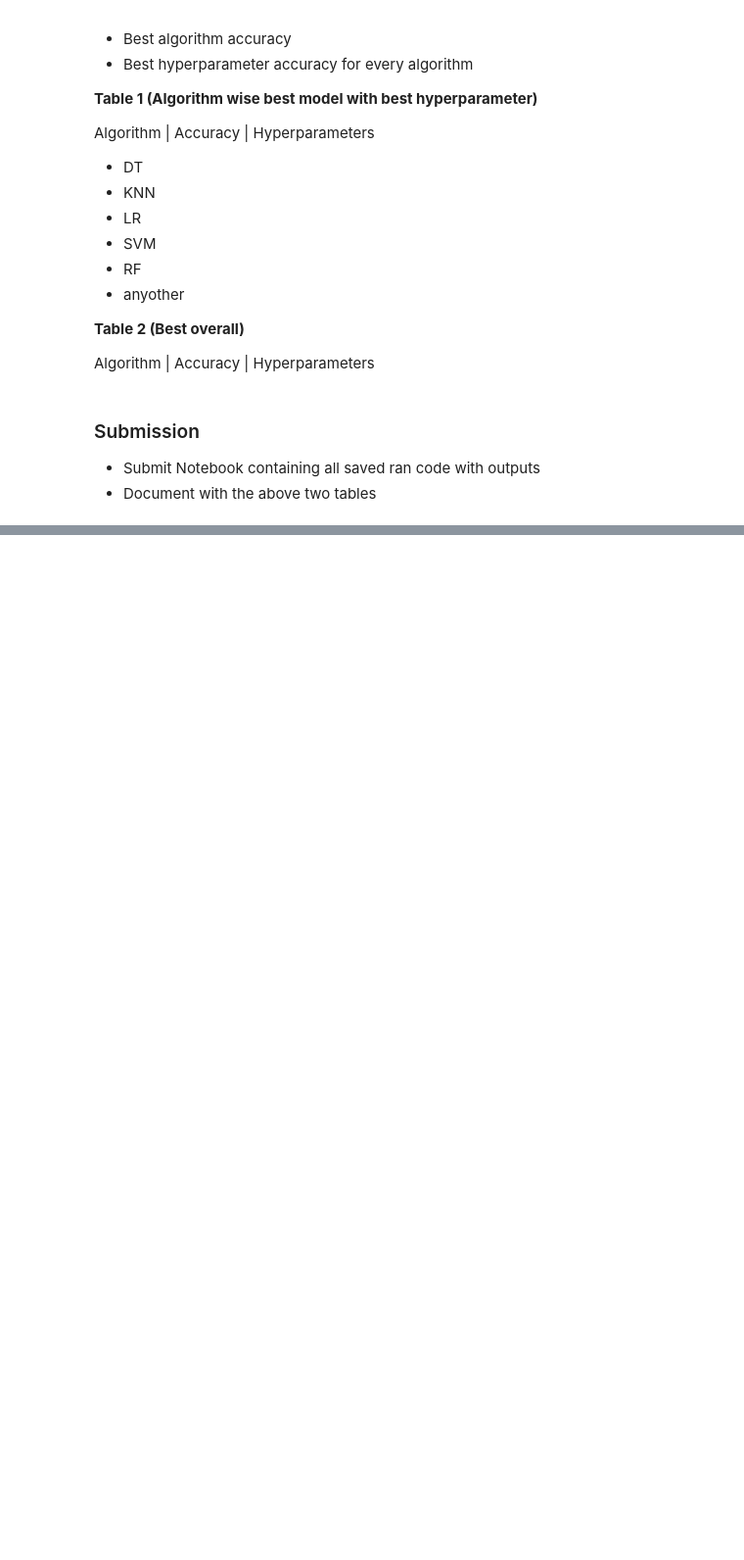
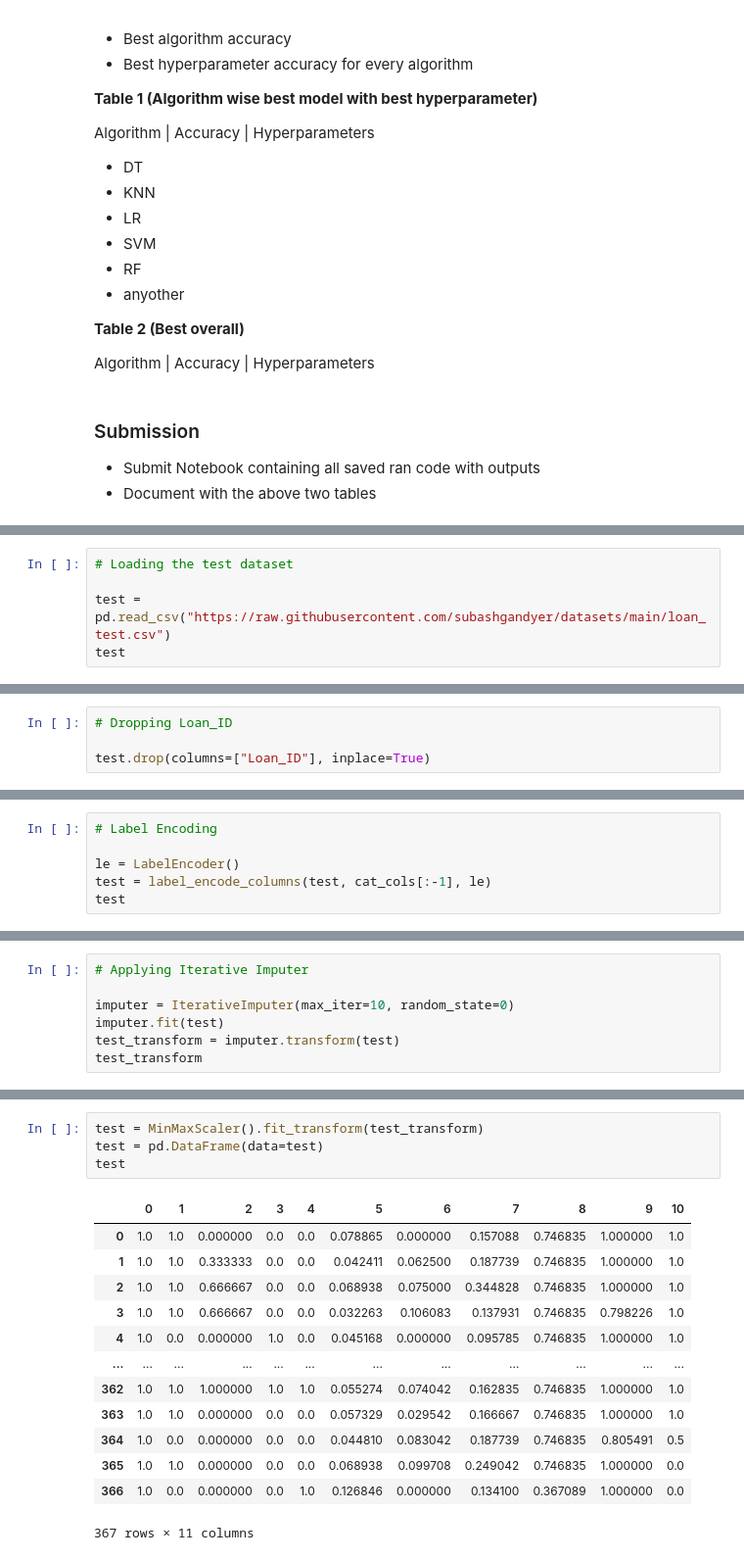
Before and after one commit to Mayureshkn99/ML1, a Jupyter notebook: Tasks/Task 10 - Mayuresh (101429375)/Task10_Benchmark_ML_Algorithms.ipynb, the cells around one changed output, grey strips where cells are left out. Shown: that part at 98% size. Cells and saved outputs as stored; diff of their text form; blank space fills up the shorter version.

```diff
--- a/Tasks/Task 10 - Mayuresh (101429375)/Task10_Benchmark_ML_Algorithms.ipynb
+++ b/Tasks/Task 10 - Mayuresh (101429375)/Task10_Benchmark_ML_Algorithms.ipynb
@@ -131,0 +695,5 @@ dtype: int64
+# %%
+# Loading the test dataset
+
+test = pd.read_csv("https://raw.githubusercontent.com/subashgandyer/datasets/main/loan_test.csv")
+test
@@ -131,0 +716,4 @@ dtype: int64
+# %%
+# Dropping Loan_ID
+
+test.drop(columns=["Loan_ID"], inplace=True)
@@ -131,0 +737,6 @@ dtype: int64
+# %%
+# Label Encoding
+
+le = LabelEncoder()
+test = label_encode_columns(test, cat_cols[:-1], le)
+test
@@ -131,0 +757,7 @@ dtype: int64
+# %%
+# Applying Iterative Imputer
+
+imputer = IterativeImputer(max_iter=10, random_state=0)
+imputer.fit(test)
+test_transform = imputer.transform(test)
+test_transform
@@ -131,0 +778,18 @@ dtype: int64
+# %%
+test = MinMaxScaler().fit_transform(test_transform)
+test = pd.DataFrame(data=test)
+test
+# %% [output]
+|  | 0 | 1 | 2 | 3 | 4 | 5 | 6 | 7 | 8 | 9 | 10 |
+| 0 | 1.0 | 1.0 | 0.000000 | 0.0 | 0.0 | 0.078865 | 0.000000 | 0.157088 | 0.746835 | 1.000000 | 1.0 |
+| 1 | 1.0 | 1.0 | 0.333333 | 0.0 | 0.0 | 0.042411 | 0.062500 | 0.187739 | 0.746835 | 1.000000 | 1.0 |
+| 2 | 1.0 | 1.0 | 0.666667 | 0.0 | 0.0 | 0.068938 | 0.075000 | 0.344828 | 0.746835 | 1.000000 | 1.0 |
+| 3 | 1.0 | 1.0 | 0.666667 | 0.0 | 0.0 | 0.032263 | 0.106083 | 0.137931 | 0.746835 | 0.798226 | 1.0 |
+| 4 | 1.0 | 0.0 | 0.000000 | 1.0 | 0.0 | 0.045168 | 0.000000 | 0.095785 | 0.746835 | 1.000000 | 1.0 |
+| ... | ... | ... | ... | ... | ... | ... | ... | ... | ... | ... | ... |
+| 362 | 1.0 | 1.0 | 1.000000 | 1.0 | 1.0 | 0.055274 | 0.074042 | 0.162835 | 0.746835 | 1.000000 | 1.0 |
+| 363 | 1.0 | 1.0 | 0.000000 | 0.0 | 0.0 | 0.057329 | 0.029542 | 0.166667 | 0.746835 | 1.000000 | 1.0 |
+| 364 | 1.0 | 0.0 | 0.000000 | 0.0 | 0.0 | 0.044810 | 0.083042 | 0.187739 | 0.746835 | 0.805491 | 0.5 |
+| 365 | 1.0 | 1.0 | 0.000000 | 0.0 | 0.0 | 0.068938 | 0.099708 | 0.249042 | 0.746835 | 1.000000 | 0.0 |
+| 366 | 1.0 | 0.0 | 0.000000 | 0.0 | 1.0 | 0.126846 | 0.000000 | 0.134100 | 0.367089 | 1.000000 | 0.0 |
+367 rows × 11 columns
```
Also changed, not shown: parts of 81 cells of this notebook, 1 other file.
